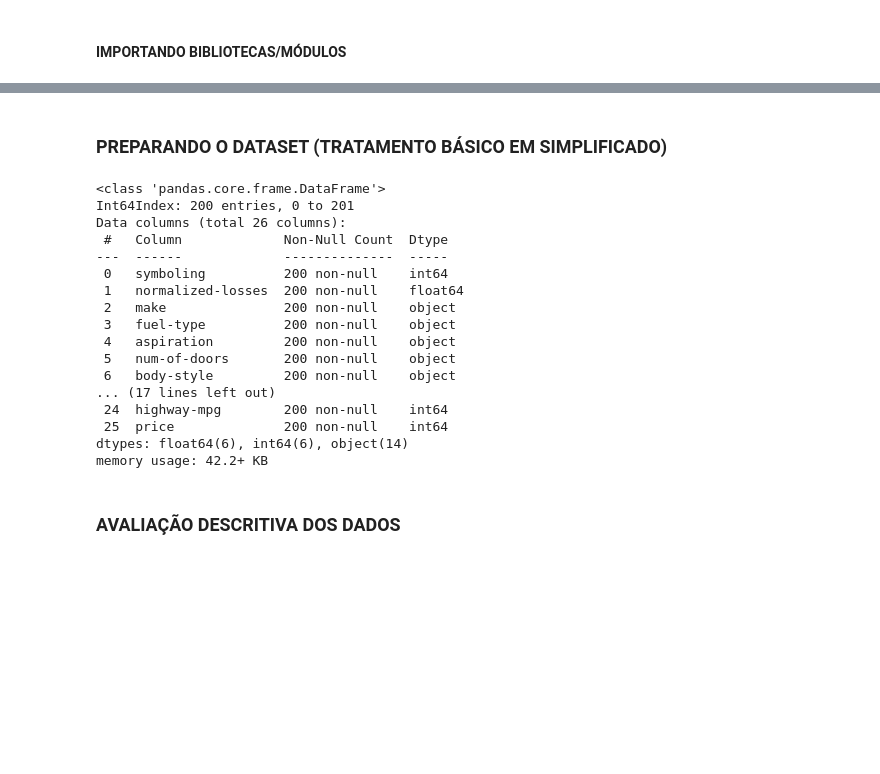
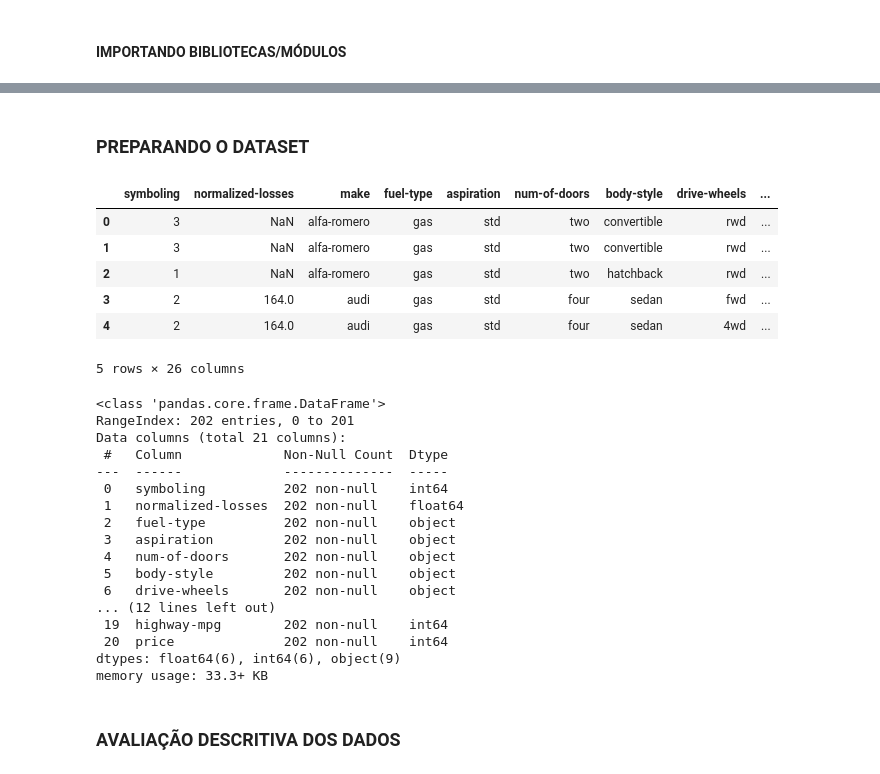
Before and after one commit to Marcosmbd/ml_regression_price_car, a Jupyter notebook: ml_regression_price_car_git.ipynb, the cells around one changed output, grey strips where cells are left out. Drawn from its saved outputs; the diff is of its cells as text; code cells hidden in the pictures; blank space fills up the shorter version.

Commit message:
refactor: Ajuste dataset

```diff
--- a/ml_regression_price_car_git.ipynb
+++ b/ml_regression_price_car_git.ipynb
@@ -25,28 +18,38 @@ Python backend loaded
 # %% [markdown]
-### PREPARANDO O DATASET (TRATAMENTO BÁSICO EM SIMPLIFICADO)
+### PREPARANDO O DATASET
 # %%
 df = get_data('automobile')
-df = df.dropna(subset='num-of-doors',axis=0)
-df = df.fillna(df['normalized-losses'].mean())
+df['num-of-doors'] = df['num-of-doors'].fillna(method='ffill')
+df['normalized-losses'] = df['normalized-losses'].fillna(df['normalized-losses'].mean())
+df_object = df.select_dtypes(include='object')
+remover = df_object.columns[df_object.nunique() > 8]
+df = df.drop(remover, axis=1)
 df.info()
 # %% [output]
+|  | symboling | normalized-losses | make | fuel-type | aspiration | num-of-doors | body-style | drive-wheels | ... |
+| 0 | 3 | NaN | alfa-romero | gas | std | two | convertible | rwd | ... |
+| 1 | 3 | NaN | alfa-romero | gas | std | two | convertible | rwd | ... |
+| 2 | 1 | NaN | alfa-romero | gas | std | two | hatchback | rwd | ... |
+| 3 | 2 | 164.0 | audi | gas | std | four | sedan | fwd | ... |
+| 4 | 2 | 164.0 | audi | gas | std | four | sedan | 4wd | ... |
-<class 'pandas.core.frame.DataFrame'>
-Int64Index: 200 entries, 0 to 201
-Data columns (total 26 columns):
- #   Column             Non-Null Count  Dtype
----  ------             --------------  -----
- 0   symboling          200 non-null    int64
- 1   normalized-losses  200 non-null    float64
- 2   make               200 non-null    object
- 3   fuel-type          200 non-null    object
- 4   aspiration         200 non-null    object
- 5   num-of-doors       200 non-null    object
- 6   body-style         200 non-null    object
-... (17 lines left out)
- 24  highway-mpg        200 non-null    int64
- 25  price              200 non-null    int64
-dtypes: float64(6), int64(6), object(14)
-memory usage: 42.2+ KB
+5 rows × 26 columns
+<class 'pandas.core.frame.DataFrame'>
+RangeIndex: 202 entries, 0 to 201
+Data columns (total 21 columns):
+ #   Column             Non-Null Count  Dtype
+---  ------             --------------  -----
+ 0   symboling          202 non-null    int64
+ 1   normalized-losses  202 non-null    float64
+ 2   fuel-type          202 non-null    object
+ 3   aspiration         202 non-null    object
+ 4   num-of-doors       202 non-null    object
+ 5   body-style         202 non-null    object
+ 6   drive-wheels       202 non-null    object
+... (12 lines left out)
+ 19  highway-mpg        202 non-null    int64
+ 20  price              202 non-null    int64
+dtypes: float64(6), int64(6), object(9)
+memory usage: 33.3+ KB
 # %% [markdown]
 ### AVALIAÇÃO DESCRITIVA DOS DADOS
 # %%
```
Also changed, not shown: parts of 3 cells of this notebook, 1 other file.
